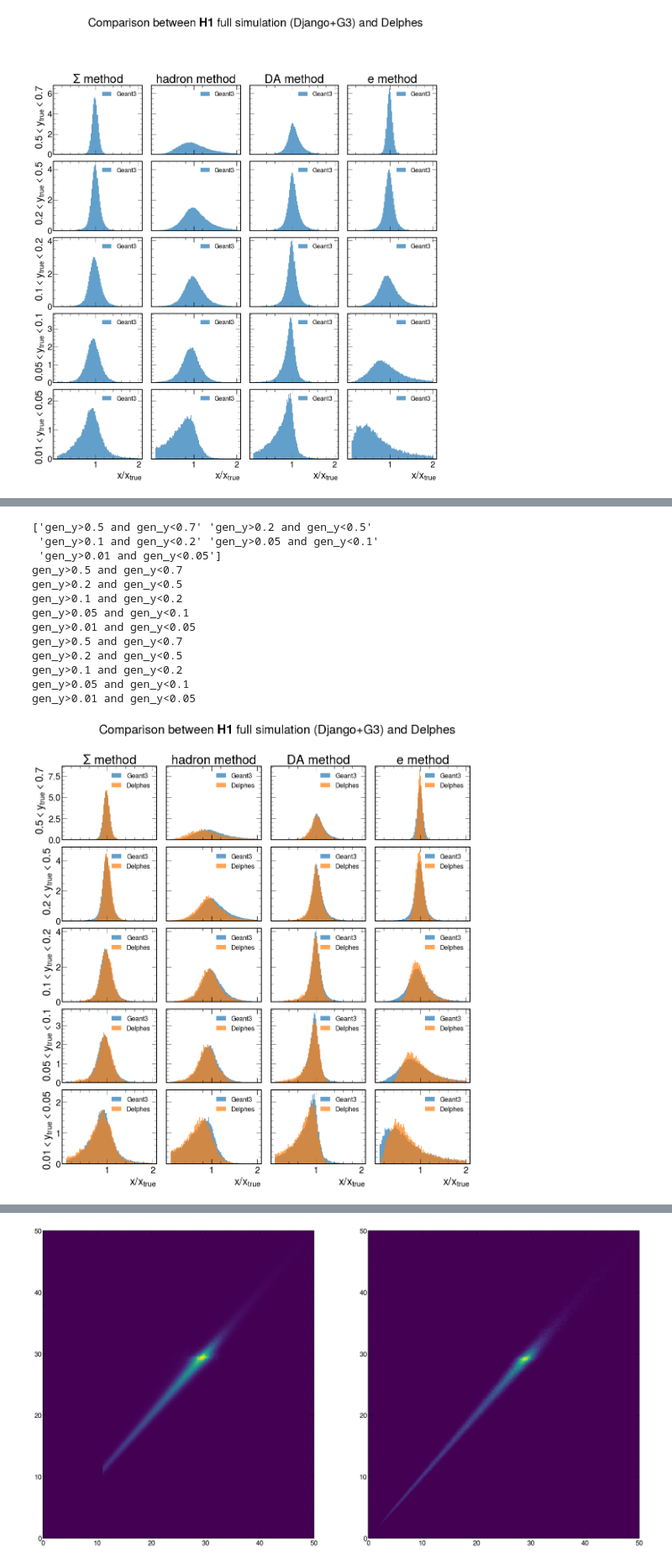
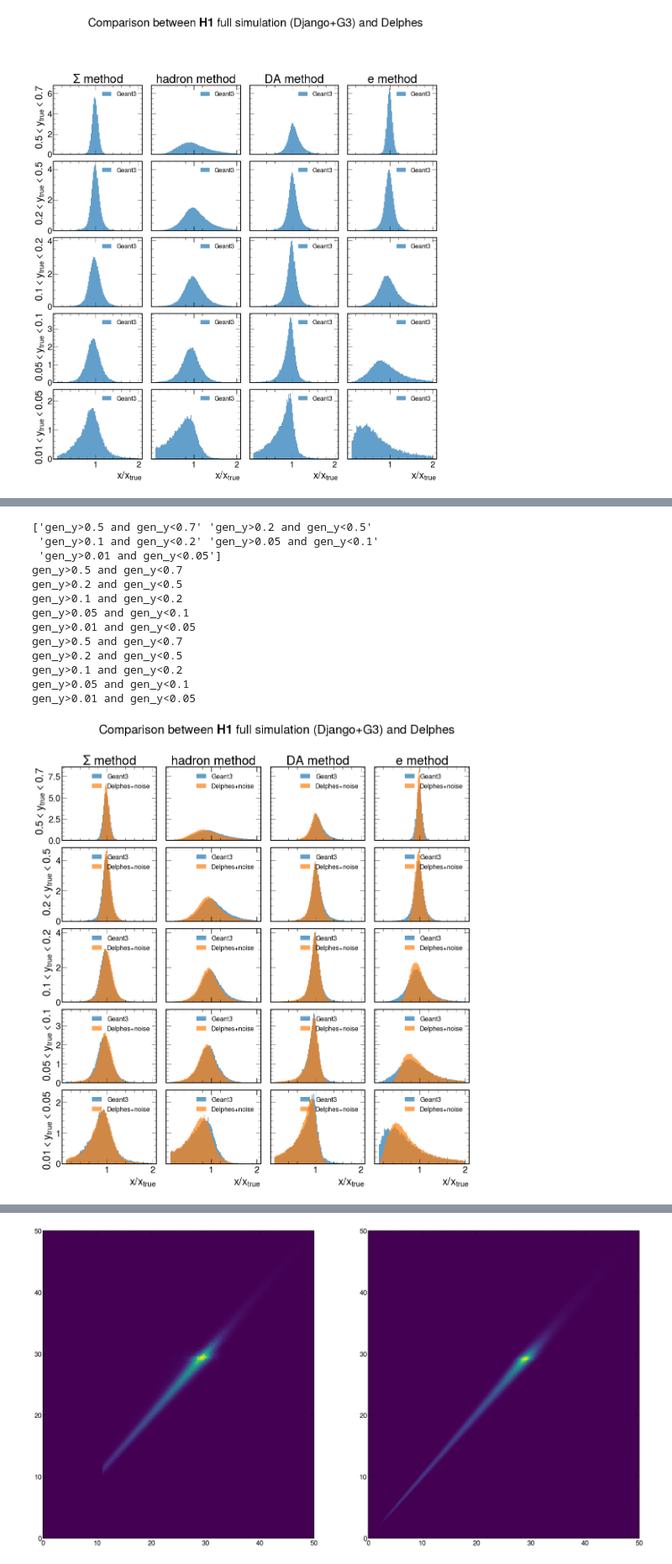
Before and after one commit to owen234/DIS-reco, a Jupyter notebook: fullsim-vs-fastsim-h1-all.ipynb, the cells around one changed output, grey strips where cells are left out. Shown at 84% size. Cells and saved outputs as stored; diff of their text form; code cells hidden in the pictures.

```diff
--- a/fullsim-vs-fastsim-h1-all.ipynb
+++ b/fullsim-vs-fastsim-h1-all.ipynb
@@ -88,8 +88,18 @@ infile_name_fullsim = 'h1-fullsim-2021-07-19/h1fullsim-5files.root'
 #infile_name_fastsim = 'mini-tree-nim-hcal2-towers-only-badres-at-edges-hcal-20percent-const.root'
 #infile_name_fastsim = 'mini-tree.root'
 #infile_name_fastsim = 'mini-tree-noise-lm-0.0-ls-0.1-p1.0-etamin0.76-edge-reso-good.root'
-infile_name_fastsim = 'mini-tree-noise-lm-0.0-ls-0.1-p1.0.root'
+#infile_name_fastsim = 'mini-tree-noise-lm-0.0-ls-0.1-p1.0.root'
 
+#-- these don't have randomized sign yet
+#infile_name_fastsim = 'mini-tree-etamin0.96-edge-reso-bad.root'
+#infile_name_fastsim = 'mini-tree-etamin0.96-edge-reso-bad--no-noise.root'
+#infile_name_fastsim = 'mini-tree-etamin0.96-edge-reso-bad-500k.root'
+
+#-- these have randomized sign in noise.
+infile_name_fastsim = 'mini-tree-etamin0.96-edge-reso-bad-ls0.05-1m.root'
+
+#delphes_label = 'Delphes'
+delphes_label = 'Delphes+noise'
 
 ur_file_fullsim = uproot3.open(infile_name_fullsim)
 
@@ -138,7 +148,7 @@ mc_fastsim.eval('xh_ratio = x_h/gen_x',inplace=True)
 
 
 #-- remove tail of strange events in fastsim
-mc_fastsim = mc_fastsim.query( 'HFS_pt > 2')
+mc_fastsim = mc_fastsim.query( 'HFS_pt > 2 and HFS_pt < 200')
 # %% [output]
 [b'Django;1']
 [b'minitree;1', b'DISEvent;1']
@@ -277,10 +287,10 @@ for i in range(5):
 for i in range(5):
     print(ybins[i])
     temp = mc_fastsim.query(ybins[i])
-    ax[3 + 4*i].hist(temp['xe_ratio'],density=True,bins=100,range=(0.1,2),alpha=myalpha,label='Delphes')
-    ax[2 + 4*i].hist(temp['xda_ratio'],density=True,bins=100,range=(0.1,2),alpha=myalpha,label='Delphes')
-    ax[1 + 4*i].hist(temp['xh_ratio'],density=True,bins=100,range=(0.1,2),alpha=myalpha,label='Delphes')
-    ax[0 + 4*i].hist(temp['xsigma_ratio'],density=True,bins=100,range=(0.1,2),alpha=myalpha,label='Delphes')
+    ax[3 + 4*i].hist(temp['xe_ratio'],density=True,bins=100,range=(0.1,2),alpha=myalpha,label=delphes_label)
+    ax[2 + 4*i].hist(temp['xda_ratio'],density=True,bins=100,range=(0.1,2),alpha=myalpha,label=delphes_label)
+    ax[1 + 4*i].hist(temp['xh_ratio'],density=True,bins=100,range=(0.1,2),alpha=myalpha,label=delphes_label)
+    ax[0 + 4*i].hist(temp['xsigma_ratio'],density=True,bins=100,range=(0.1,2),alpha=myalpha,label=delphes_label)
 
 
 
@@ -300,34 +310,34 @@ ax[8].set_ylabel(' $0.1<y_{true}<0.2$')
 ax[12].set_ylabel(' $0.05<y_{true}<0.1$')
 ax[16].set_ylabel(' $0.01<y_{true}<0.05$')
 ax[-1].set_xlabel(r'$x/x_{true}$ ')
 
 ax[-2].set_xlabel(r'$x/x_{true}$ ')
 ax[-3].set_xlabel(r'$x/x_{true}$ ')
 ax[-4].set_xlabel(r'$x/x_{true}$ ')
 
 for i in range(len(ax.flatten())):
     ax[i].legend(loc='best',fontsize=16)
 plt.subplots_adjust(wspace=0.1, hspace=0.1)
 
 ax[0].text(4.75, 12.9,r"Comparison between $\bf{H1}$"+' full simulation (Django+G3) and Delphes ',
                  horizontalalignment='center',multialignment='center',
 verticalalignment='center', fontsize=30)
 plt.show()
 # %% [output]
 ['gen_y>0.5 and gen_y<0.7' 'gen_y>0.2 and gen_y<0.5'
  'gen_y>0.1 and gen_y<0.2' 'gen_y>0.05 and gen_y<0.1'
  'gen_y>0.01 and gen_y<0.05']
 gen_y>0.5 and gen_y<0.7
 gen_y>0.2 and gen_y<0.5
 gen_y>0.1 and gen_y<0.2
 gen_y>0.05 and gen_y<0.1
 gen_y>0.01 and gen_y<0.05
 gen_y>0.5 and gen_y<0.7
 gen_y>0.2 and gen_y<0.5
 gen_y>0.1 and gen_y<0.2
 gen_y>0.05 and gen_y<0.1
 gen_y>0.01 and gen_y<0.05
-[figure, old version]
+[figure, new version]
 # %%
 
 ebeam_e = 27.6
```
Also changed, not shown: parts of 10 cells of this notebook, 2 other files.
